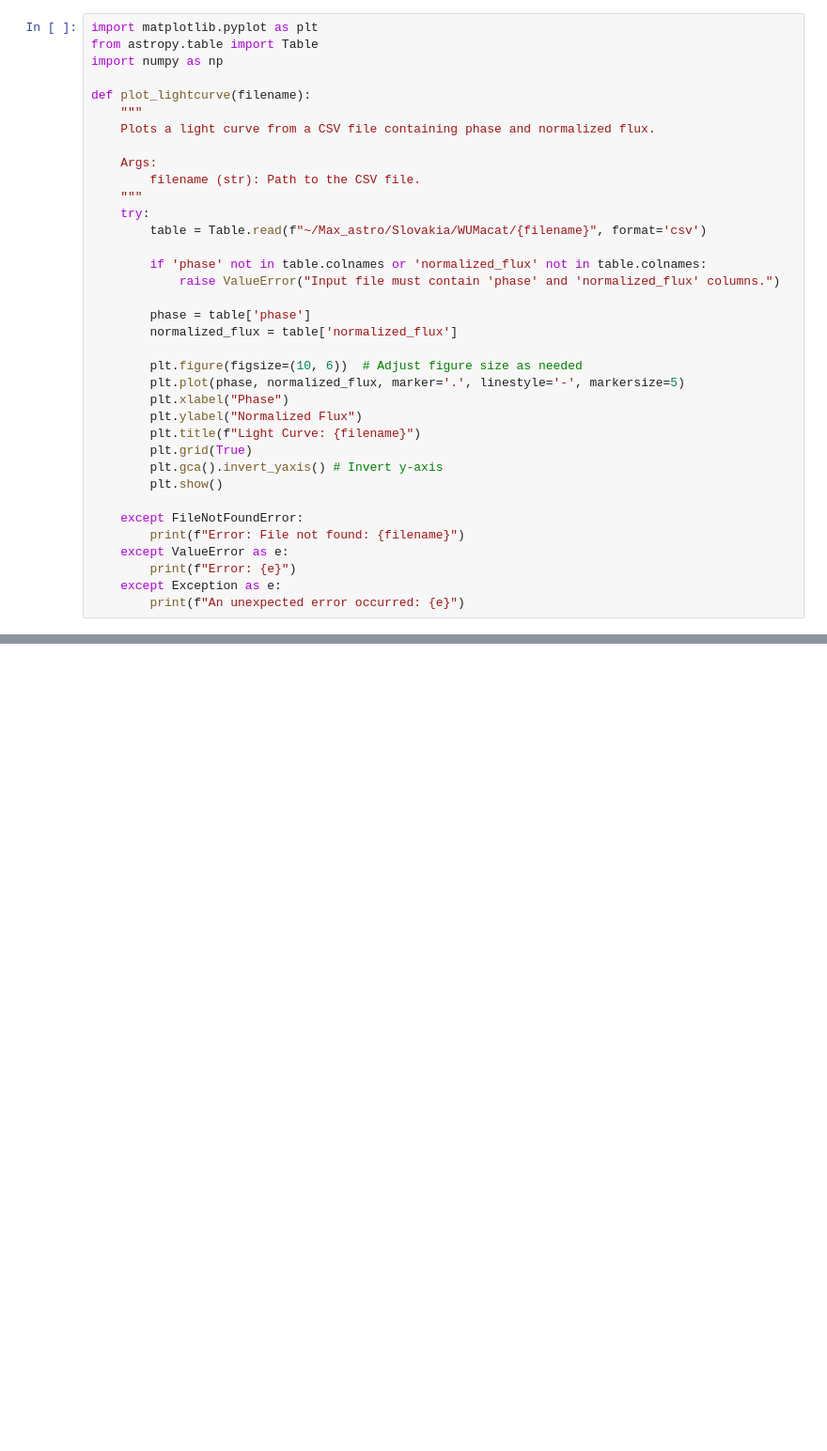
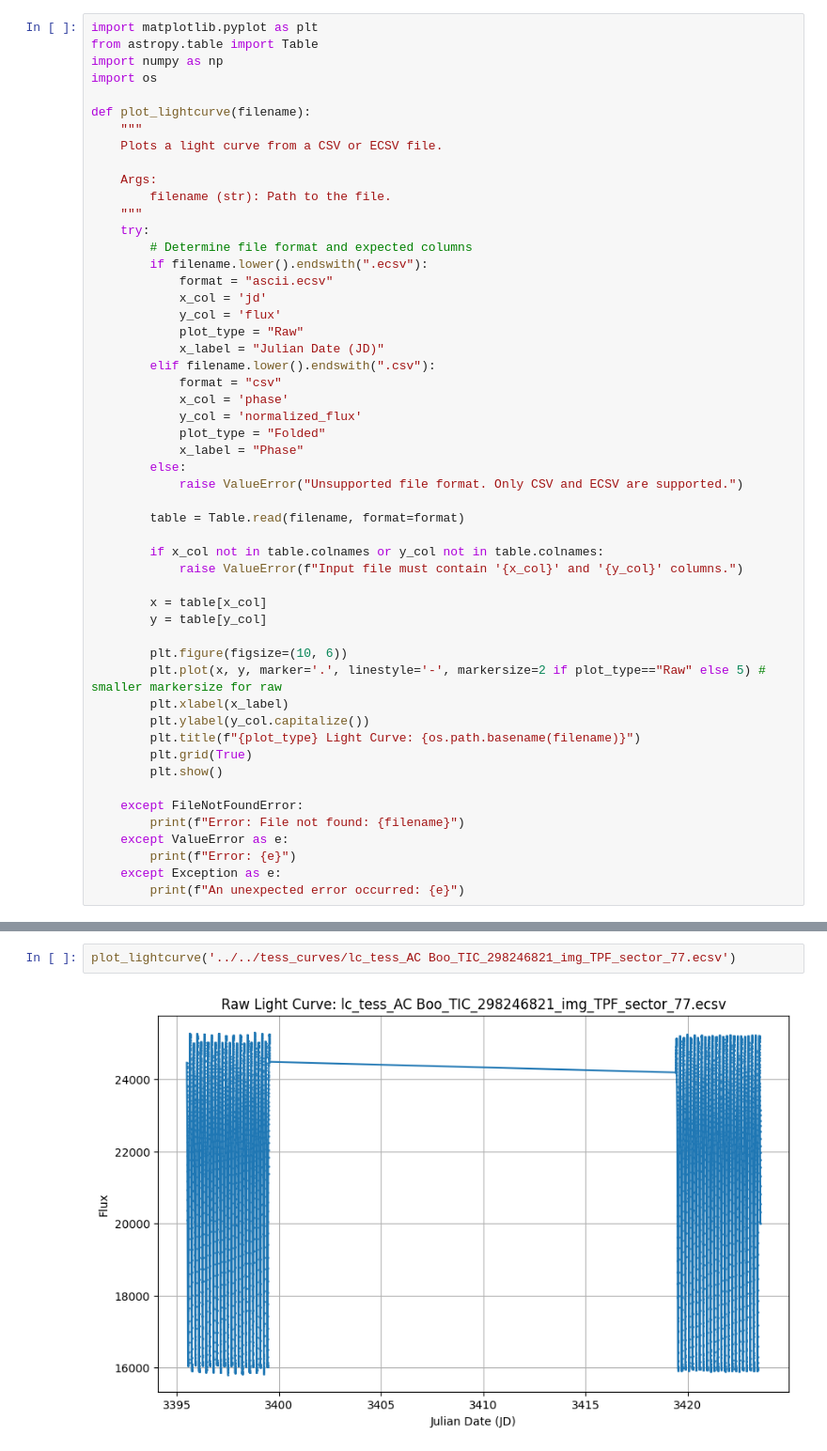
Before and after one commit to gabdeevmaksim/WUMaCat, a Jupyter notebook: notebooks/plot_folded_tess_lc.ipynb, the cells around one changed output, grey strips where cells are left out. Shown at 94% size. Drawn from its saved outputs; the diff is of its cells as text; blank space fills up the shorter version.

Commit message:
Modified phase folding for TESS curves

```diff
--- a/notebooks/plot_folded_tess_lc.ipynb
+++ b/notebooks/plot_folded_tess_lc.ipynb
@@ -2,30 +2,46 @@
 import matplotlib.pyplot as plt
 from astropy.table import Table
 import numpy as np
+import os
 
 def plot_lightcurve(filename):
     """
-    Plots a light curve from a CSV file containing phase and normalized flux.
+    Plots a light curve from a CSV or ECSV file.
 
     Args:
-        filename (str): Path to the CSV file.
+        filename (str): Path to the file.
     """
     try:
-        table = Table.read(f"~/Max_astro/Slovakia/WUMacat/{filename}", format='csv')
+        # Determine file format and expected columns
+        if filename.lower().endswith(".ecsv"):
+            format = "ascii.ecsv"
+            x_col = 'jd'
+            y_col = 'flux'
+            plot_type = "Raw"
+            x_label = "Julian Date (JD)"
+        elif filename.lower().endswith(".csv"):
+            format = "csv"
+            x_col = 'phase'
+            y_col = 'normalized_flux'
+            plot_type = "Folded"
+            x_label = "Phase"
+        else:
+            raise ValueError("Unsupported file format. Only CSV and ECSV are supported.")
 
-        if 'phase' not in table.colnames or 'normalized_flux' not in table.colnames:
-            raise ValueError("Input file must contain 'phase' and 'normalized_flux' columns.")
+        table = Table.read(filename, format=format)
 
-        phase = table['phase']
-        normalized_flux = table['normalized_flux']
+        if x_col not in table.colnames or y_col not in table.colnames:
+            raise ValueError(f"Input file must contain '{x_col}' and '{y_col}' columns.")
 
-        plt.figure(figsize=(10, 6))  # Adjust figure size as needed
-        plt.plot(phase, normalized_flux, marker='.', linestyle='-', markersize=5)
-        plt.xlabel("Phase")
-        plt.ylabel("Normalized Flux")
-        plt.title(f"Light Curve: {filename}")
+        x = table[x_col]
+        y = table[y_col]
+
+        plt.figure(figsize=(10, 6))
+        plt.plot(x, y, marker='.', linestyle='-', markersize=2 if plot_type=="Raw" else 5) # smaller markersize for raw
+        plt.xlabel(x_label)
+        plt.ylabel(y_col.capitalize())
+        plt.title(f"{plot_type} Light Curve: {os.path.basename(filename)}")
         plt.grid(True)
-        plt.gca().invert_yaxis() # Invert y-axis
         plt.show()
 
     except FileNotFoundError:
@@ -40,0 +53,4 @@ Error: File not found: tess_lc_1SWASP J034501.24+493659.9_vsx_jdmin.csv
+# %%
+plot_lightcurve('../../tess_curves/lc_tess_AC Boo_TIC_298246821_img_TPF_sector_77.ecsv')
+# %% [output]
+[figure, added]
```
Also changed, not shown: parts of 2 cells of this notebook, 9 other files.
